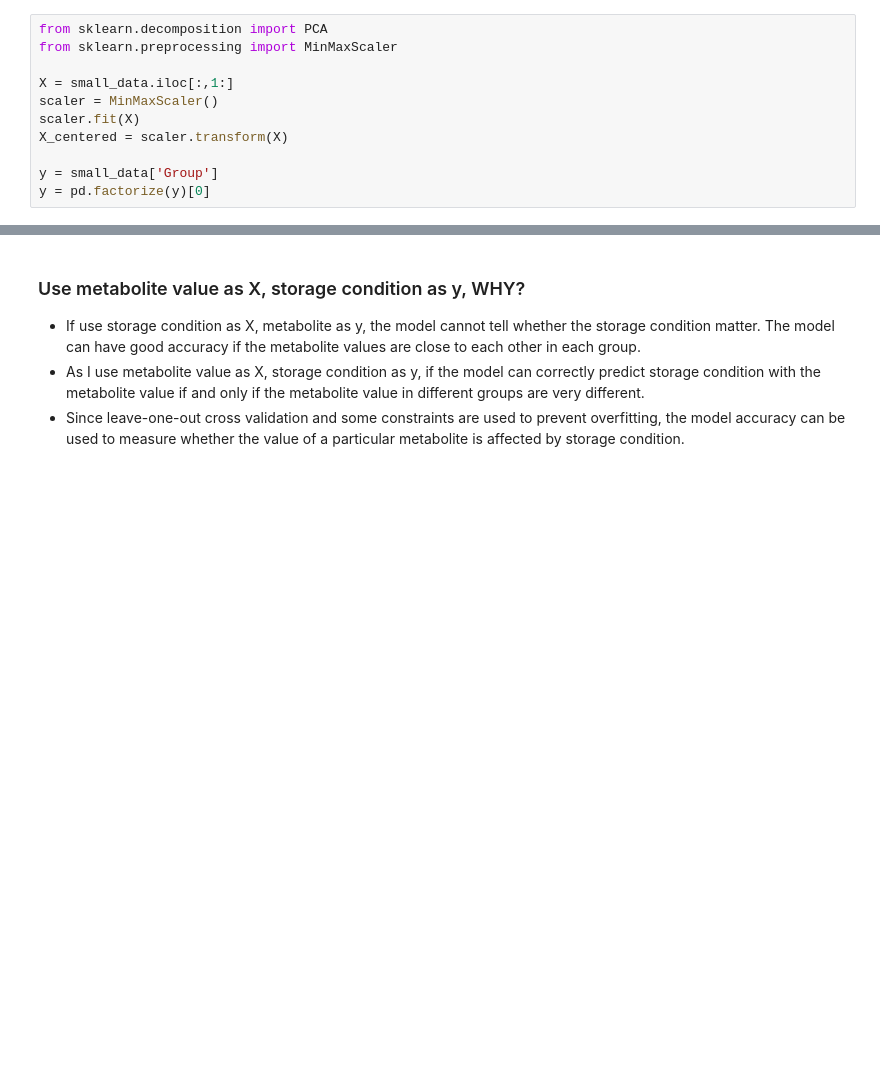
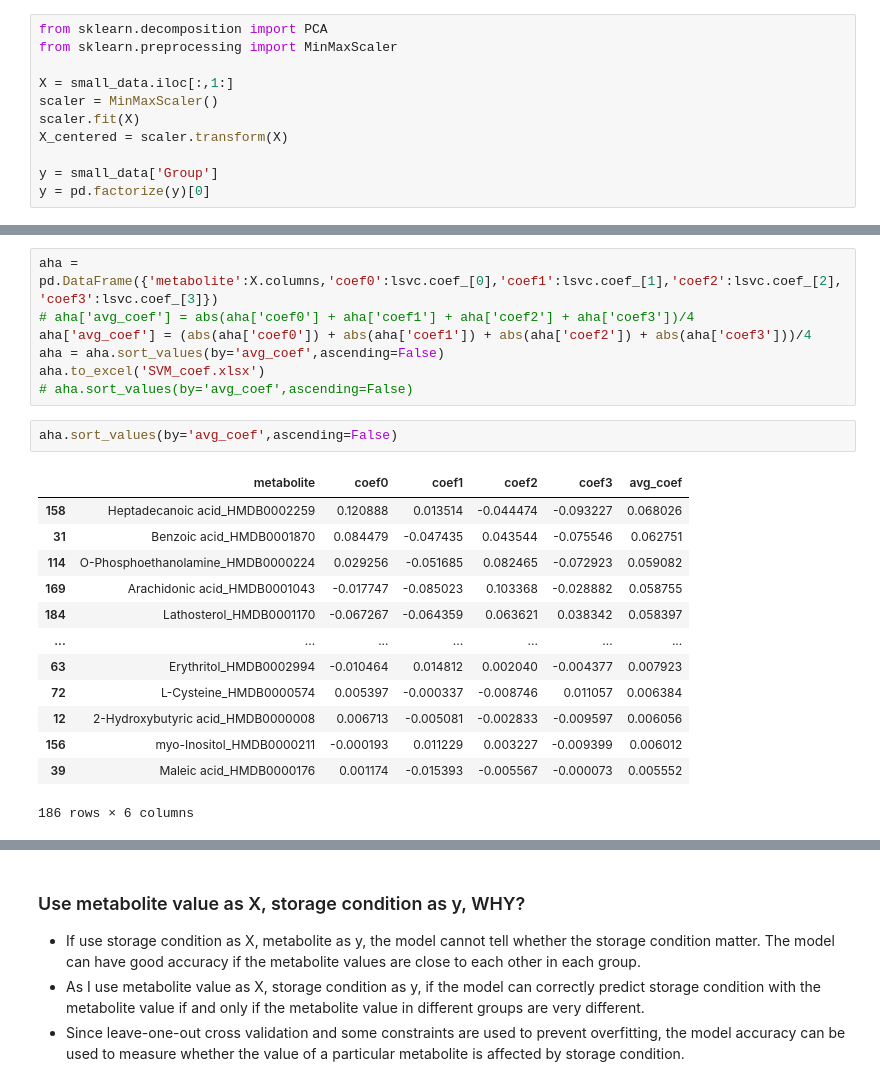
Before and after one commit to jiaqiw9/interpretation-of-metabolomics, a Jupyter notebook: feature_analysis/DS Project.ipynb, the cells around one changed output, grey strips where cells are left out. Cells and saved outputs as stored; diff of their text form; blank space fills up the shorter version.

```diff
--- a/feature_analysis/DS Project.ipynb
+++ b/feature_analysis/DS Project.ipynb
@@ -320,0 +353,23 @@ y = pd.factorize(y)[0]
+# %%
+aha = pd.DataFrame({'metabolite':X.columns,'coef0':lsvc.coef_[0],'coef1':lsvc.coef_[1],'coef2':lsvc.coef_[2],'coef3':lsvc.coef_[3]})
+# aha['avg_coef'] = abs(aha['coef0'] + aha['coef1'] + aha['coef2'] + aha['coef3'])/4
+aha['avg_coef'] = (abs(aha['coef0']) + abs(aha['coef1']) + abs(aha['coef2']) + abs(aha['coef3']))/4
+aha = aha.sort_values(by='avg_coef',ascending=False)
+aha.to_excel('SVM_coef.xlsx')
+# aha.sort_values(by='avg_coef',ascending=False)
+# %%
+aha.sort_values(by='avg_coef',ascending=False)
+# %% [output]
+|  | metabolite | coef0 | coef1 | coef2 | coef3 | avg_coef |
+| 158 | Heptadecanoic acid_HMDB0002259 | 0.120888 | 0.013514 | -0.044474 | -0.093227 | 0.068026 |
+| 31 | Benzoic acid_HMDB0001870 | 0.084479 | -0.047435 | 0.043544 | -0.075546 | 0.062751 |
+| 114 | O-Phosphoethanolamine_HMDB0000224 | 0.029256 | -0.051685 | 0.082465 | -0.072923 | 0.059082 |
+| 169 | Arachidonic acid_HMDB0001043 | -0.017747 | -0.085023 | 0.103368 | -0.028882 | 0.058755 |
+| 184 | Lathosterol_HMDB0001170 | -0.067267 | -0.064359 | 0.063621 | 0.038342 | 0.058397 |
+| ... | ... | ... | ... | ... | ... | ... |
+| 63 | Erythritol_HMDB0002994 | -0.010464 | 0.014812 | 0.002040 | -0.004377 | 0.007923 |
+| 72 | L-Cysteine_HMDB0000574 | 0.005397 | -0.000337 | -0.008746 | 0.011057 | 0.006384 |
+| 12 | 2-Hydroxybutyric acid_HMDB0000008 | 0.006713 | -0.005081 | -0.002833 | -0.009597 | 0.006056 |
+| 156 | myo-Inositol_HMDB0000211 | -0.000193 | 0.011229 | 0.003227 | -0.009399 | 0.006012 |
+| 39 | Maleic acid_HMDB0000176 | 0.001174 | -0.015393 | -0.005567 | -0.000073 | 0.005552 |
+186 rows × 6 columns
```
Also changed, not shown: parts of 16 cells of this notebook, 2 other files.
